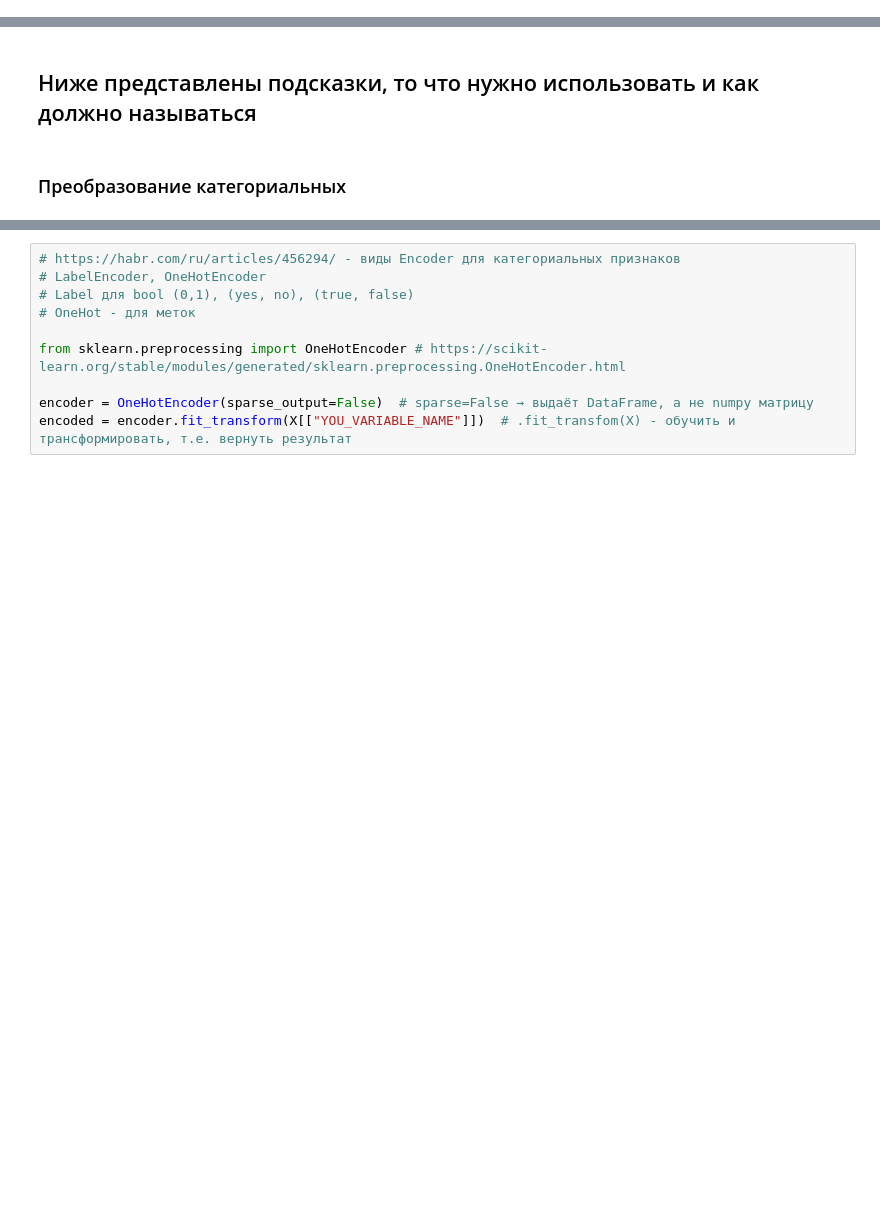
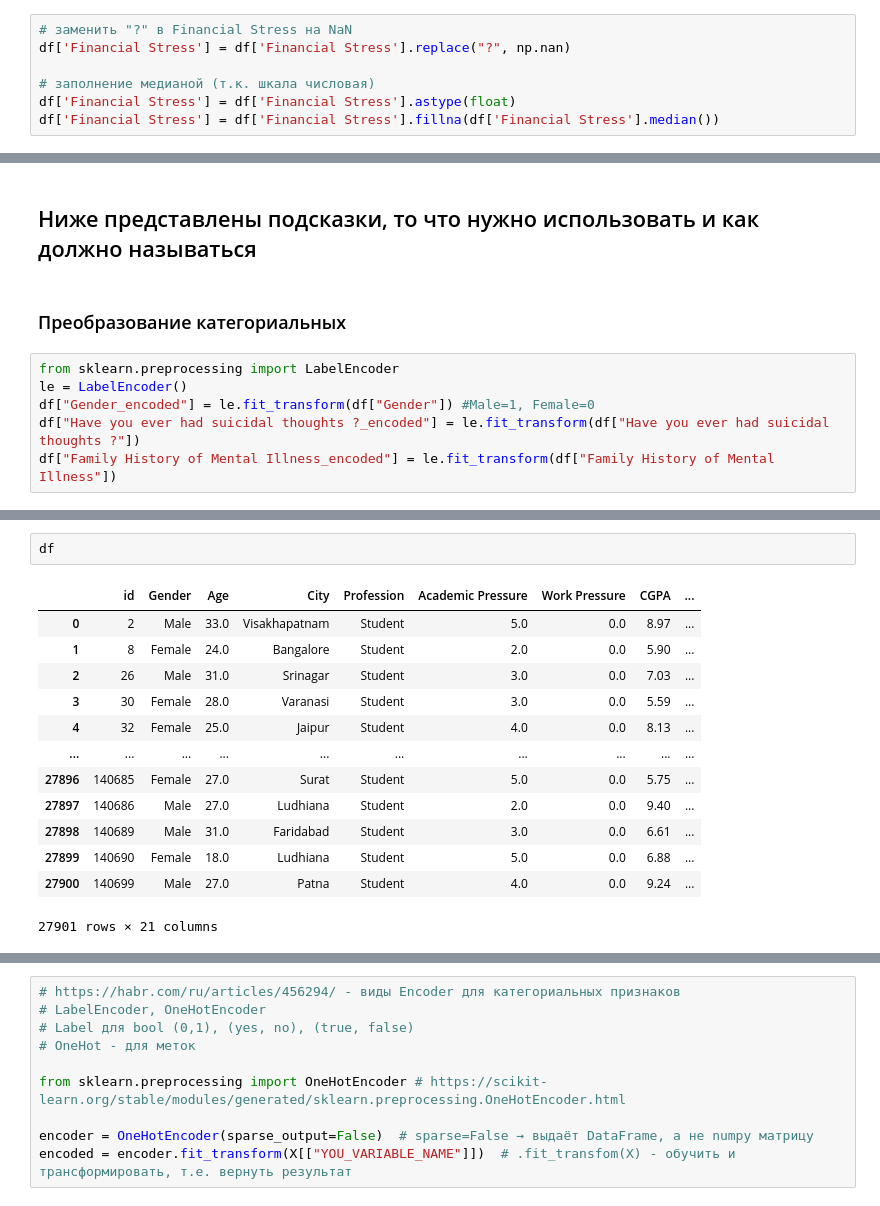
Before and after one commit to Danata117/ML, a Jupyter notebook: ML_Praktika2".ipynb, the cells around one changed output, grey strips where cells are left out. Saved outputs shown, nothing was run; the diff lists cells and outputs as text; blank space fills up the shorter version.

```diff
--- a/ML_Praktika2".ipynb
+++ b/ML_Praktika2".ipynb
@@ -158,0 +192,7 @@ best_features = categorial_features + numeric_features
+# %%
+# заменить "?" в Financial Stress на NaN
+df['Financial Stress'] = df['Financial Stress'].replace("?", np.nan)
+
+# заполнение медианой (т.к. шкала числовая)
+df['Financial Stress'] = df['Financial Stress'].astype(float)
+df['Financial Stress'] = df['Financial Stress'].fillna(df['Financial Stress'].median())
@@ -229,3 +273,9 @@ P.S.S
 ## Ниже представлены подсказки, то что нужно использовать и как должно называться
 # %% [markdown]
 ### Преобразование категориальных
+# %%
+from sklearn.preprocessing import LabelEncoder
+le = LabelEncoder()
+df["Gender_encoded"] = le.fit_transform(df["Gender"]) #Male=1, Female=0
+df["Have you ever had suicidal thoughts ?_encoded"] = le.fit_transform(df["Have you ever had suicidal thoughts ?"])
+df["Family History of Mental Illness_encoded"] = le.fit_transform(df["Family History of Mental Illness"])
@@ -231,0 +291,16 @@ P.S.S
+# %%
+df
+# %% [output]
+|  | id | Gender | Age | City | Profession | Academic Pressure | Work Pressure | CGPA | ... |
+| 0 | 2 | Male | 33.0 | Visakhapatnam | Student | 5.0 | 0.0 | 8.97 | ... |
+| 1 | 8 | Female | 24.0 | Bangalore | Student | 2.0 | 0.0 | 5.90 | ... |
+| 2 | 26 | Male | 31.0 | Srinagar | Student | 3.0 | 0.0 | 7.03 | ... |
+| 3 | 30 | Female | 28.0 | Varanasi | Student | 3.0 | 0.0 | 5.59 | ... |
+| 4 | 32 | Female | 25.0 | Jaipur | Student | 4.0 | 0.0 | 8.13 | ... |
+| ... | ... | ... | ... | ... | ... | ... | ... | ... | ... |
+| 27896 | 140685 | Female | 27.0 | Surat | Student | 5.0 | 0.0 | 5.75 | ... |
+| 27897 | 140686 | Male | 27.0 | Ludhiana | Student | 2.0 | 0.0 | 9.40 | ... |
+| 27898 | 140689 | Male | 31.0 | Faridabad | Student | 3.0 | 0.0 | 6.61 | ... |
+| 27899 | 140690 | Female | 18.0 | Ludhiana | Student | 5.0 | 0.0 | 6.88 | ... |
+| 27900 | 140699 | Male | 27.0 | Patna | Student | 4.0 | 0.0 | 9.24 | ... |
+27901 rows × 21 columns
```
Also changed, not shown: parts of 11 cells of this notebook.
